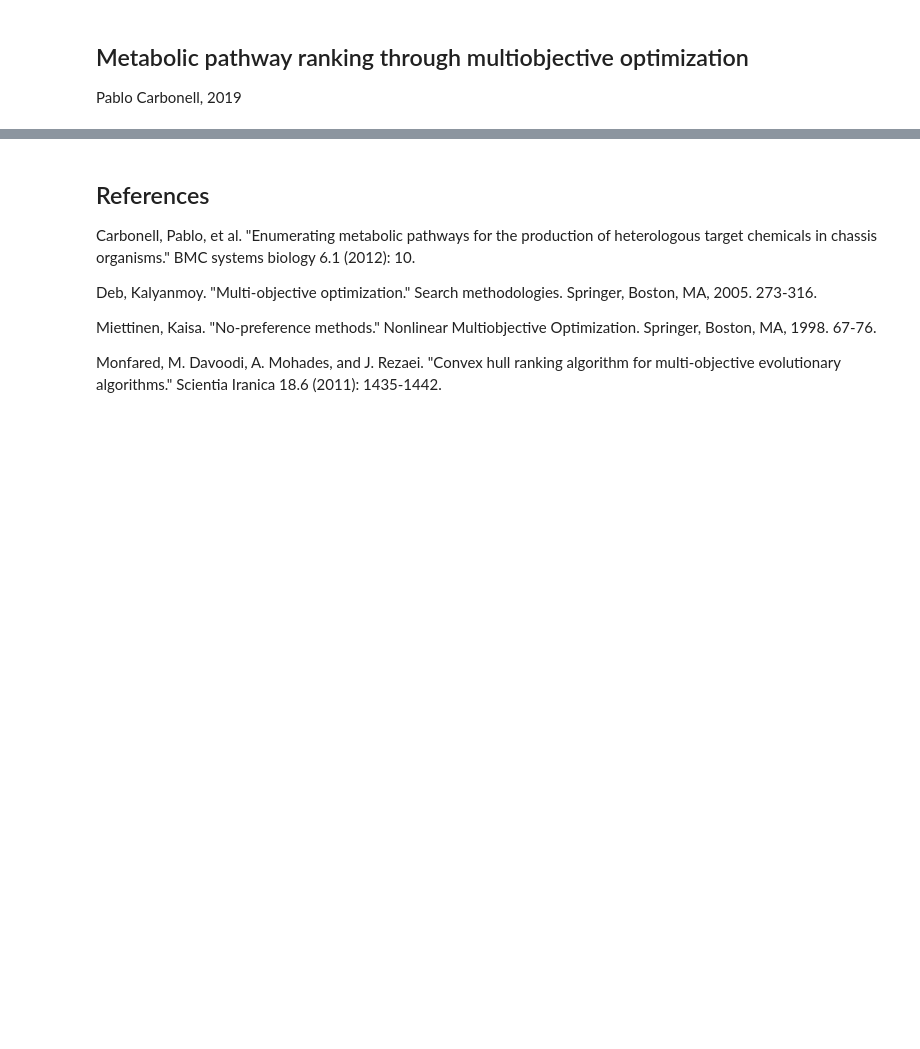
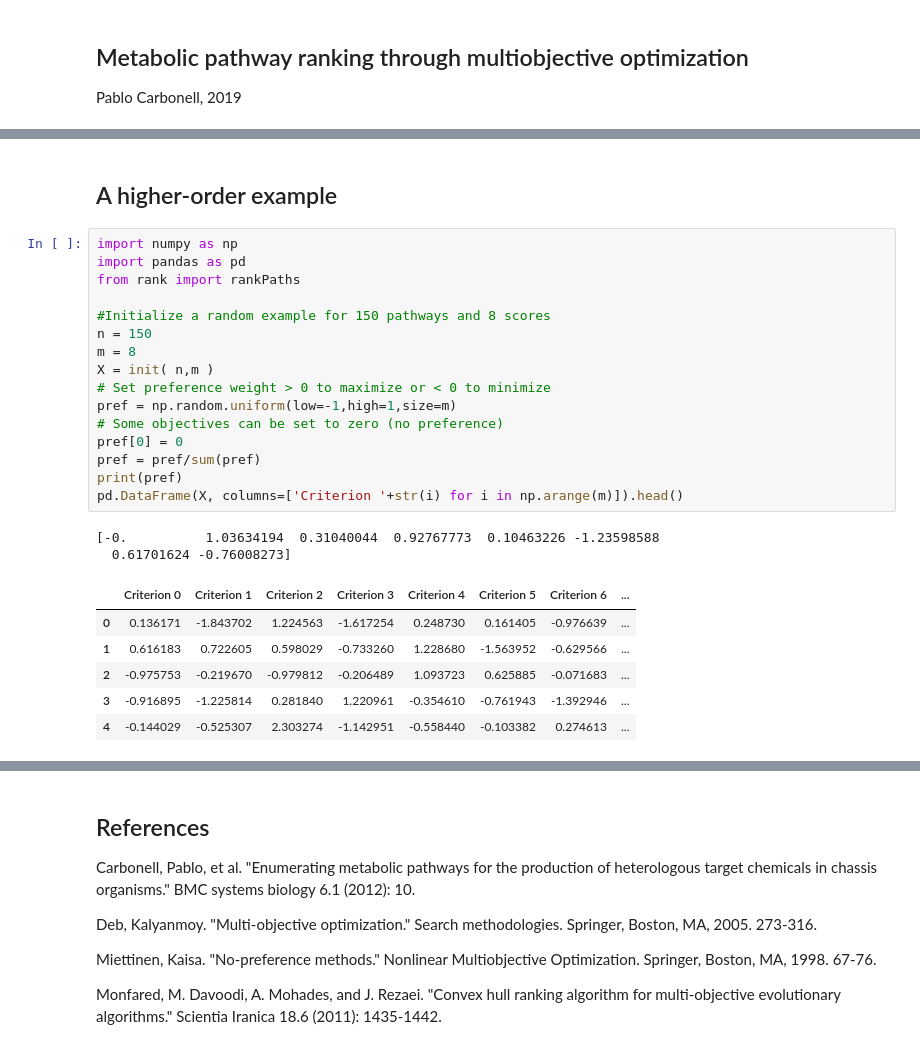
Before and after one commit to pablocarb/morank, a Jupyter notebook: Notes.ipynb, the cells around one changed output, grey strips where cells are left out. Saved outputs shown, nothing was run; the diff lists cells and outputs as text; blank space fills up the shorter version.

```diff
--- a/Notes.ipynb
+++ b/Notes.ipynb
@@ -79,0 +92,27 @@ plotRanking(Xn, fix, ranking)
+# %% [markdown]
+## A higher-order example
+# %%
+import numpy as np
+import pandas as pd
+from rank import rankPaths
+
+#Initialize a random example for 150 pathways and 8 scores
+n = 150
+m = 8
+X = init( n,m )
+# Set preference weight > 0 to maximize or < 0 to minimize
+pref = np.random.uniform(low=-1,high=1,size=m)
+# Some objectives can be set to zero (no preference)
+pref[0] = 0
+pref = pref/sum(pref)
+print(pref)
+pd.DataFrame(X, columns=['Criterion '+str(i) for i in np.arange(m)]).head()
+# %% [output]
+[-0.          1.03634194  0.31040044  0.92767773  0.10463226 -1.23598588
+  0.61701624 -0.76008273]
+|  | Criterion 0 | Criterion 1 | Criterion 2 | Criterion 3 | Criterion 4 | Criterion 5 | Criterion 6 | ... |
+| 0 | 0.136171 | -1.843702 | 1.224563 | -1.617254 | 0.248730 | 0.161405 | -0.976639 | ... |
+| 1 | 0.616183 | 0.722605 | 0.598029 | -0.733260 | 1.228680 | -1.563952 | -0.629566 | ... |
+| 2 | -0.975753 | -0.219670 | -0.979812 | -0.206489 | 1.093723 | 0.625885 | -0.071683 | ... |
+| 3 | -0.916895 | -1.225814 | 0.281840 | 1.220961 | -0.354610 | -0.761943 | -1.392946 | ... |
+| 4 | -0.144029 | -0.525307 | 2.303274 | -1.142951 | -0.558440 | -0.103382 | 0.274613 | ... |
```
Also changed, not shown: parts of 6 cells of this notebook, 1 other file.
